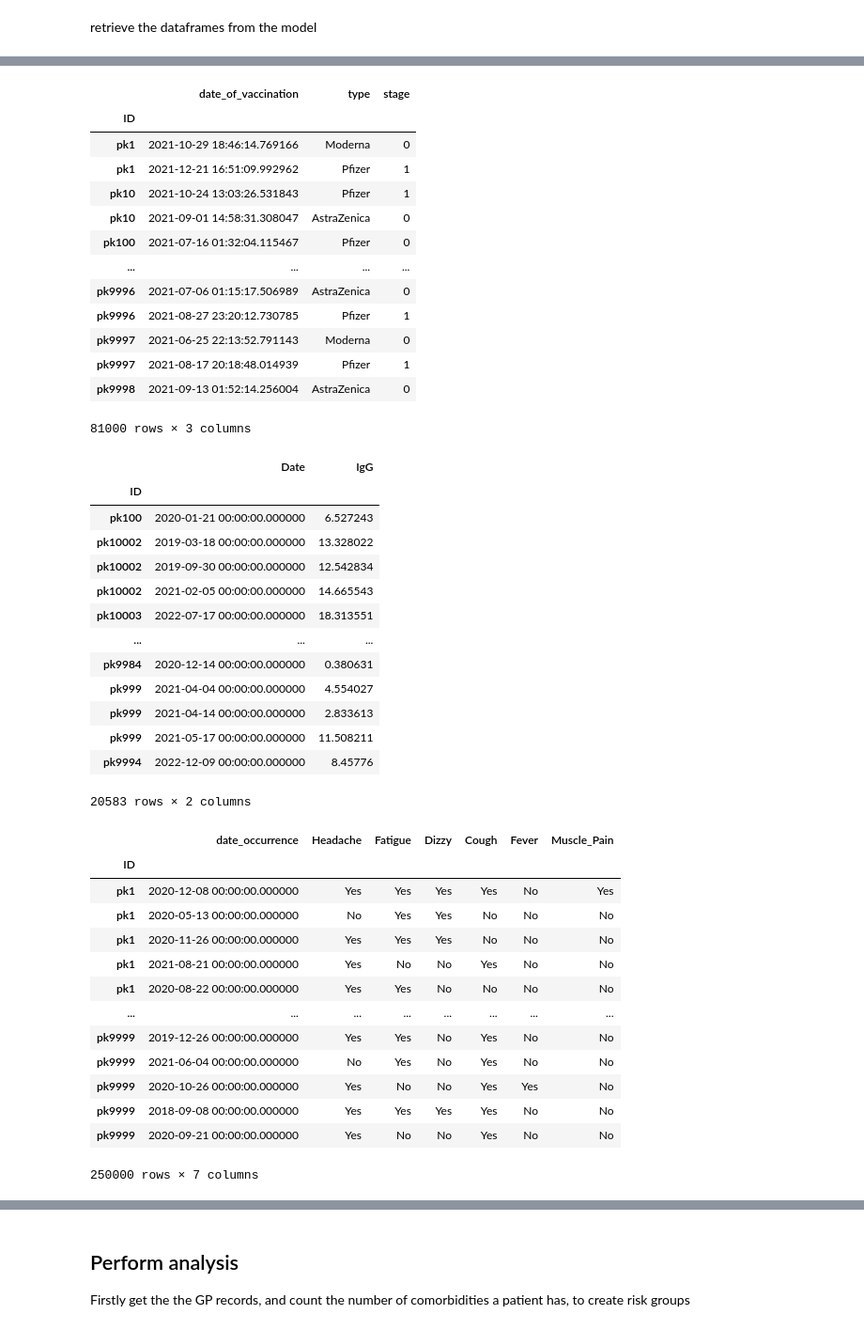
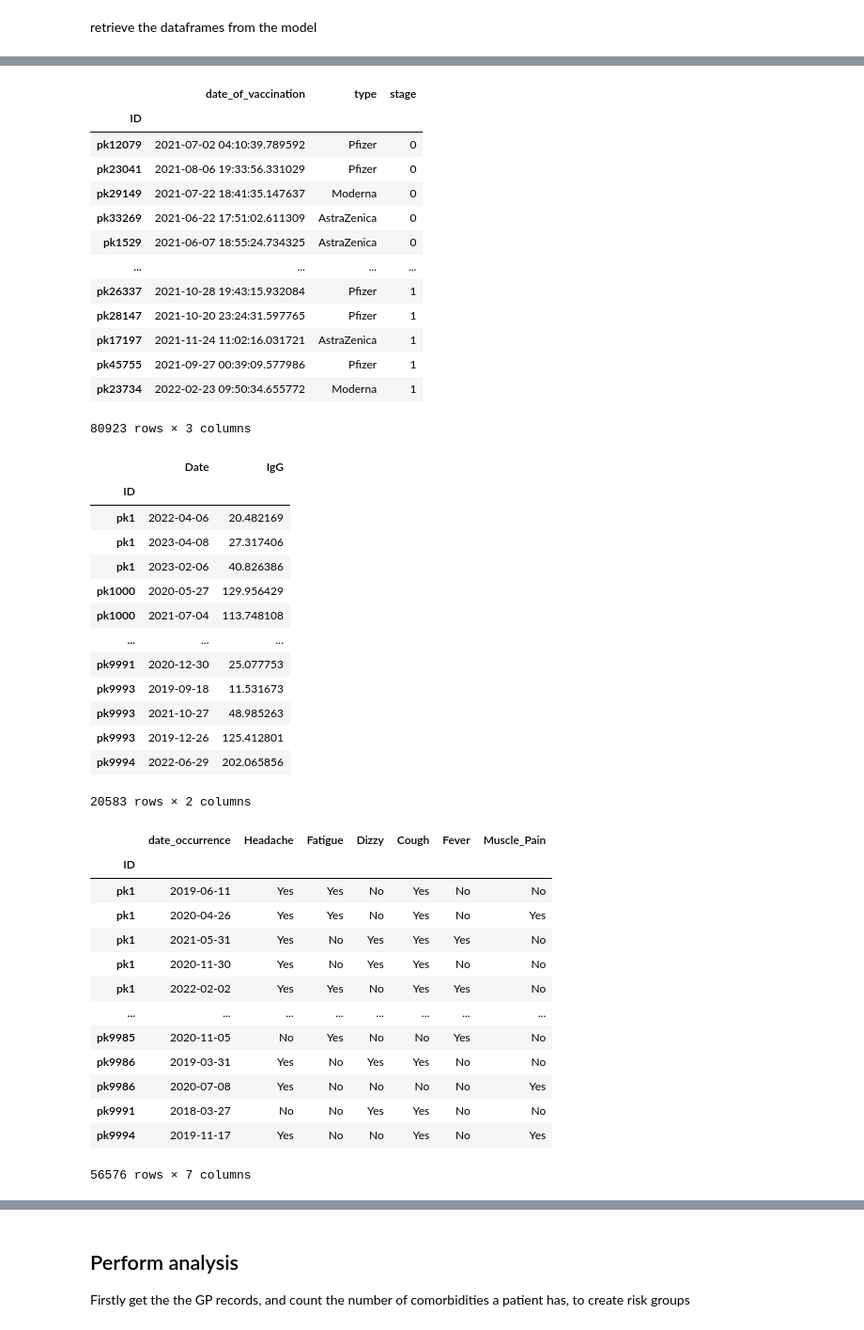
Before and after one commit to Health-Informatics-UoN/carrot-docs, a Jupyter notebook: docs/CaRROT-CDM/notebooks/Generating Synthetic Data By Hand.ipynb, the cells around one changed output, grey strips where cells are left out. Shown at 94% size. Saved outputs shown, nothing was run; the diff lists cells and outputs as text; code cells hidden in the pictures.

```diff
--- a/docs/CaRROT-CDM/notebooks/Generating Synthetic Data By Hand.ipynb
+++ b/docs/CaRROT-CDM/notebooks/Generating Synthetic Data By Hand.ipynb
@@ -77,9 +77,8 @@ import numpy as np
 import datetime
 import time
 import io
-import carrot.n
-from carrot.cdm import CommonDataModel
-from carrot.cdm import define_table
+import carrot nfrom carrot cdm import CommonDataModel
+from carrot cdm import define_table
 
 def create_gaus_time_series(mu,sigma,n):
     mu = time.mktime(mu.timetuple())
@@ -92,10 +91,9 @@ class ExampleCovid19DataSet(CommonDataModel):
         initialise the inputs and setup indexing
         """
         #50k people
-        n = 5000000
+        n = 50000
 
-        #initial the model, give an output location and specify we want to save the model into csv files
-        super().__init__(output_folder=f'./synthetic_data/{n}/',format_level=0,outfile_separator=',')
+        super().__init__(format_level=0)
 
         #create people indexes that we can use in the different tables
         self.people = pd.DataFrame([f'pk{i}' for i in range(1,n+1)],columns=['pks'])
@@ -360,52 +359,52 @@ model['GP_Records'].get_df()
 # %%
-model['Vaccinations'].get_df()
+model['Vaccinations']
 # %% [output]
 |  | date_of_vaccination | type | stage |
 | ID |  |  |  |
-| pk1 | 2021-10-29 18:46:14.769166 | Moderna | 0 |
-| pk1 | 2021-12-21 16:51:09.992962 | Pfizer | 1 |
-| pk10 | 2021-10-24 13:03:26.531843 | Pfizer | 1 |
-| pk10 | 2021-09-01 14:58:31.308047 | AstraZenica | 0 |
-| pk100 | 2021-07-16 01:32:04.115467 | Pfizer | 0 |
+| pk12079 | 2021-07-02 04:10:39.789592 | Pfizer | 0 |
+| pk23041 | 2021-08-06 19:33:56.331029 | Pfizer | 0 |
+| pk29149 | 2021-07-22 18:41:35.147637 | Moderna | 0 |
+| pk33269 | 2021-06-22 17:51:02.611309 | AstraZenica | 0 |
+| pk1529 | 2021-06-07 18:55:24.734325 | AstraZenica | 0 |
 | ... | ... | ... | ... |
-| pk9996 | 2021-07-06 01:15:17.506989 | AstraZenica | 0 |
-| pk9996 | 2021-08-27 23:20:12.730785 | Pfizer | 1 |
-| pk9997 | 2021-06-25 22:13:52.791143 | Moderna | 0 |
-| pk9997 | 2021-08-17 20:18:48.014939 | Pfizer | 1 |
-| pk9998 | 2021-09-13 01:52:14.256004 | AstraZenica | 0 |
+| pk26337 | 2021-10-28 19:43:15.932084 | Pfizer | 1 |
+| pk28147 | 2021-10-20 23:24:31.597765 | Pfizer | 1 |
+| pk17197 | 2021-11-24 11:02:16.031721 | AstraZenica | 1 |
+| pk45755 | 2021-09-27 00:39:09.577986 | Pfizer | 1 |
+| pk23734 | 2022-02-23 09:50:34.655772 | Moderna | 1 |
-81000 rows × 3 columns
+80923 rows × 3 columns
 # %%
-model['Serology'].get_df()
+model['Serology']
 # %% [output]
 |  | Date | IgG |
 | ID |  |  |
-| pk100 | 2020-01-21 00:00:00.000000 | 6.527243 |
-| pk10002 | 2019-03-18 00:00:00.000000 | 13.328022 |
-| pk10002 | 2019-09-30 00:00:00.000000 | 12.542834 |
-| pk10002 | 2021-02-05 00:00:00.000000 | 14.665543 |
-| pk10003 | 2022-07-17 00:00:00.000000 | 18.313551 |
+| pk1 | 2022-04-06 | 20.482169 |
+| pk1 | 2023-04-08 | 27.317406 |
+| pk1 | 2023-02-06 | 40.826386 |
+| pk1000 | 2020-05-27 | 129.956429 |
+| pk1000 | 2021-07-04 | 113.748108 |
 | ... | ... | ... |
-| pk9984 | 2020-12-14 00:00:00.000000 | 0.380631 |
-| pk999 | 2021-04-04 00:00:00.000000 | 4.554027 |
-| pk999 | 2021-04-14 00:00:00.000000 | 2.833613 |
-| pk999 | 2021-05-17 00:00:00.000000 | 11.508211 |
-| pk9994 | 2022-12-09 00:00:00.000000 | 8.45776 |
+| pk9991 | 2020-12-30 | 25.077753 |
+| pk9993 | 2019-09-18 | 11.531673 |
+| pk9993 | 2021-10-27 | 48.985263 |
+| pk9993 | 2019-12-26 | 125.412801 |
+| pk9994 | 2022-06-29 | 202.065856 |
 20583 rows × 2 columns
 # %%
-model['Symptoms'].get_df()
+model['Symptoms']
 # %% [output]
 |  | date_occurrence | Headache | Fatigue | Dizzy | Cough | Fever | Muscle_Pain |
 | ID |  |  |  |  |  |  |  |
-| pk1 | 2020-12-08 00:00:00.000000 | Yes | Yes | Yes | Yes | No | Yes |
-| pk1 | 2020-05-13 00:00:00.000000 | No | Yes | Yes | No | No | No |
-| pk1 | 2020-11-26 00:00:00.000000 | Yes | Yes | Yes | No | No | No |
-| pk1 | 2021-08-21 00:00:00.000000 | Yes | No | No | Yes | No | No |
-| pk1 | 2020-08-22 00:00:00.000000 | Yes | Yes | No | No | No | No |
+| pk1 | 2019-06-11 | Yes | Yes | No | Yes | No | No |
+| pk1 | 2020-04-26 | Yes | Yes | No | Yes | No | Yes |
+| pk1 | 2021-05-31 | Yes | No | Yes | Yes | Yes | No |
+| pk1 | 2020-11-30 | Yes | No | Yes | Yes | No | No |
+| pk1 | 2022-02-02 | Yes | Yes | No | Yes | Yes | No |
 | ... | ... | ... | ... | ... | ... | ... | ... |
-| pk9999 | 2019-12-26 00:00:00.000000 | Yes | Yes | No | Yes | No | No |
-| pk9999 | 2021-06-04 00:00:00.000000 | No | Yes | No | Yes | No | No |
-| pk9999 | 2020-10-26 00:00:00.000000 | Yes | No | No | Yes | Yes | No |
-| pk9999 | 2018-09-08 00:00:00.000000 | Yes | Yes | Yes | Yes | No | No |
-| pk9999 | 2020-09-21 00:00:00.000000 | Yes | No | No | Yes | No | No |
+| pk9985 | 2020-11-05 | No | Yes | No | No | Yes | No |
+| pk9986 | 2019-03-31 | Yes | No | Yes | Yes | No | No |
+| pk9986 | 2020-07-08 | Yes | No | No | No | No | Yes |
+| pk9991 | 2018-03-27 | No | No | Yes | Yes | No | No |
+| pk9994 | 2019-11-17 | Yes | No | No | Yes | No | Yes |
-250000 rows × 7 columns
+56576 rows × 7 columns
 # %%
```
Also changed, not shown: parts of 10 cells of this notebook, 10 other files.
